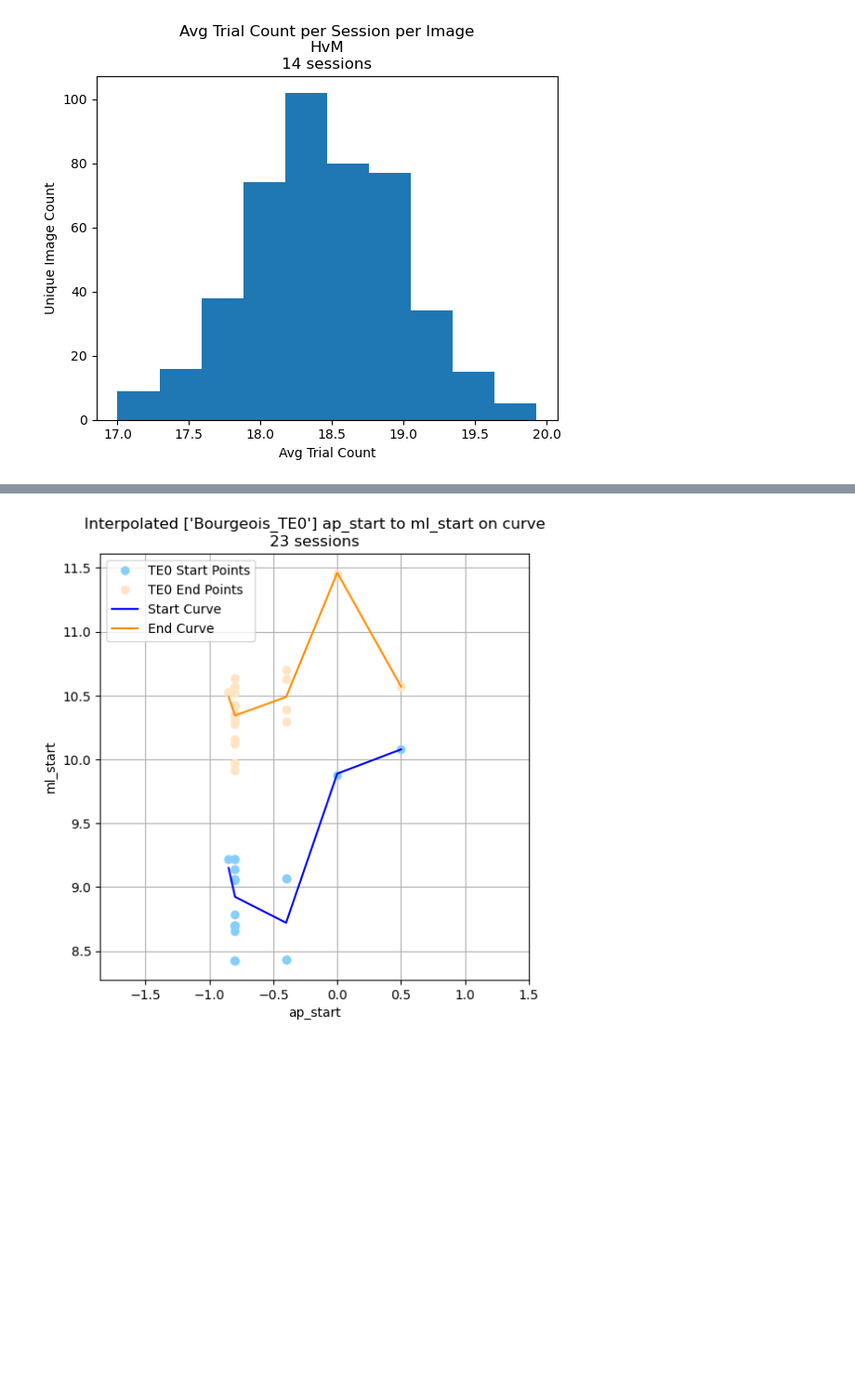
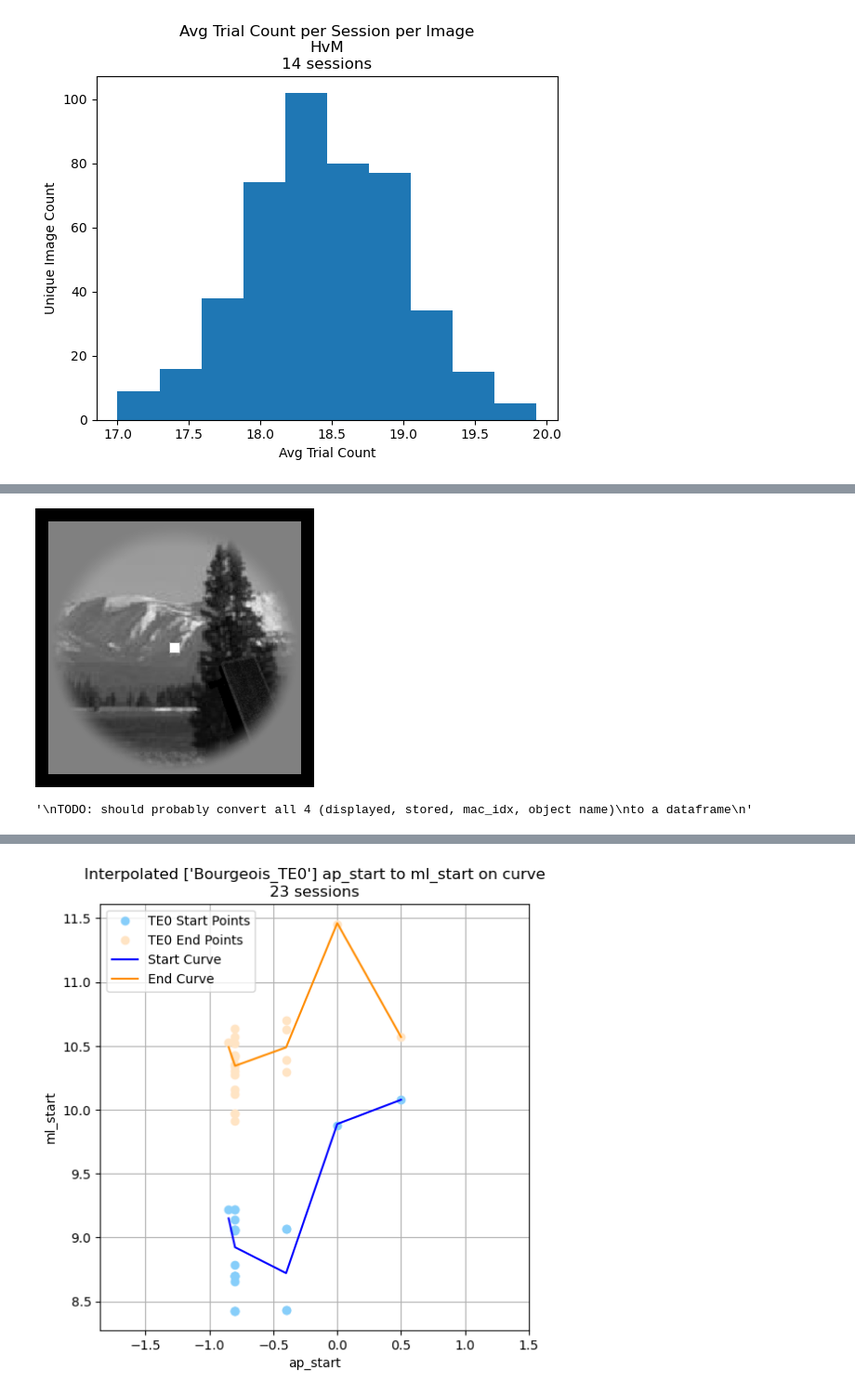
Before and after one commit to parsa2010/marm-data-analysis, a Jupyter notebook: analysis_notebook.ipynb, the cells around one changed output, grey strips where cells are left out. Shown at 93% size. Drawn from its saved outputs; the diff is of its cells as text; code cells hidden in the pictures; blank space fills up the shorter version.

```diff
--- a/analysis_notebook.ipynb
+++ b/analysis_notebook.ipynb
@@ -793,0 +1083,4 @@ plt.show()
+# %%
+crop_around_center(Image.open(displayed).convert('RGB'), center_x, center_y, 300)
+# %% [output]
+[figure, added]
@@ -793,0 +1210,7 @@ plt.show()
+# %%
+'''
+TODO: should probably convert all 4 (displayed, stored, mac_idx, object name)
+to a dataframe
+'''
+# %% [output]
+'\nTODO: should probably convert all 4 (displayed, stored, mac_idx, object name)\nto a dataframe\n'
```
Also changed, not shown: parts of 44 cells of this notebook.
